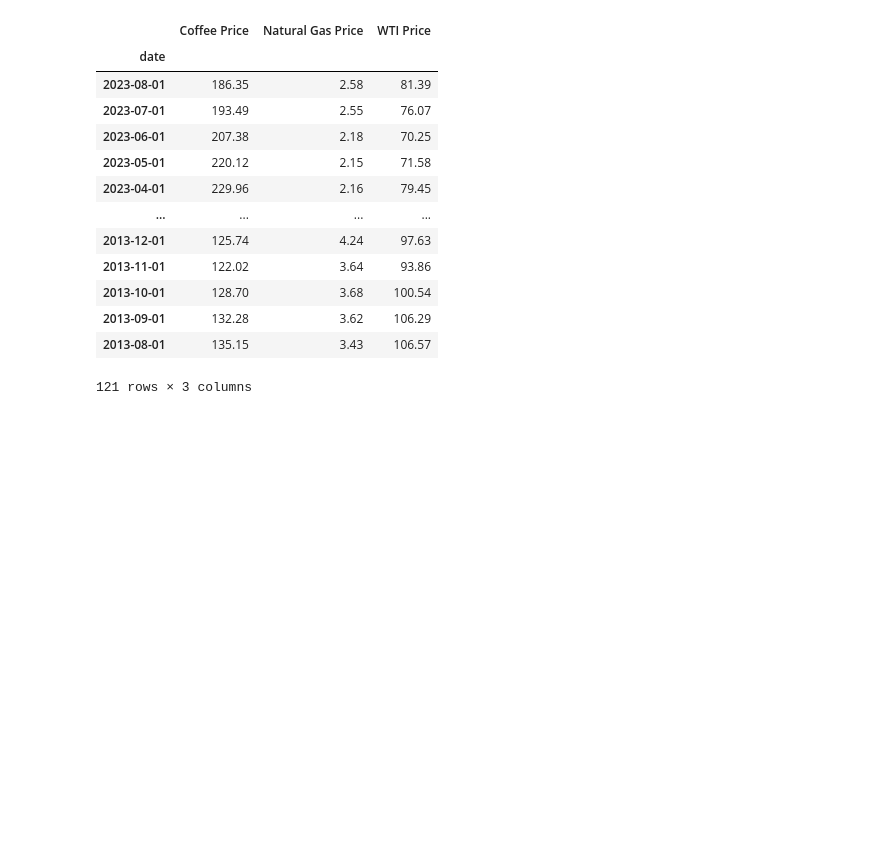
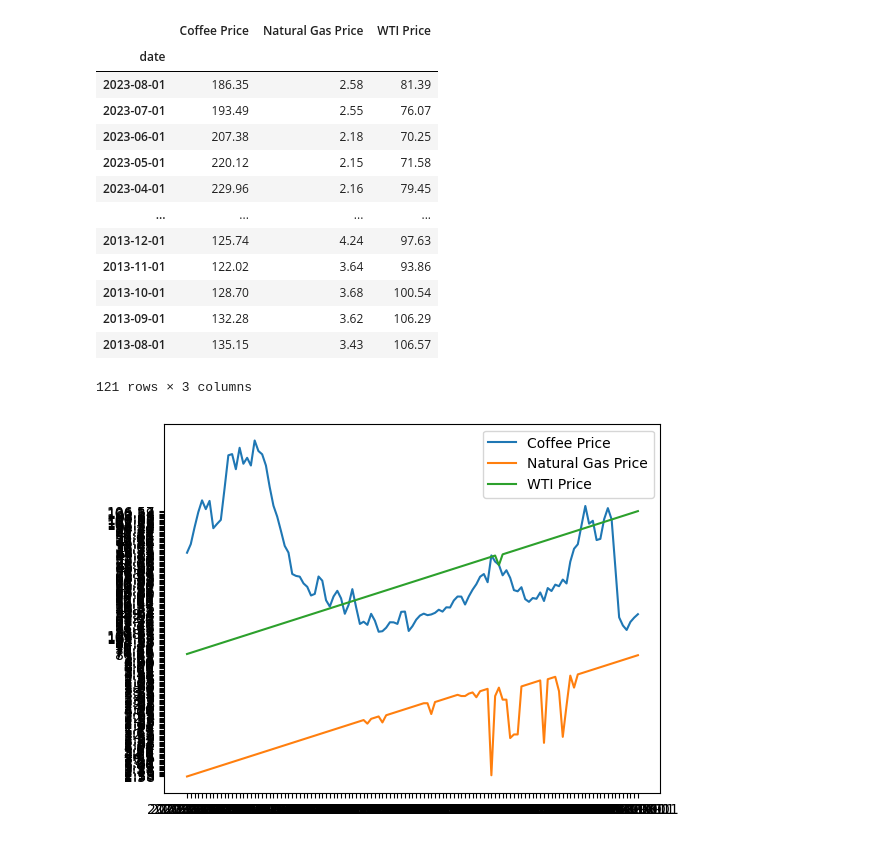
Before and after one commit to JoeBrueneman/Commodity_Trading_Analysis, a Jupyter notebook: Joe/Commodity Prices.ipynb, the cells around one changed output. Cells and saved outputs as stored; diff of their text form; code cells hidden in the pictures; blank space fills up the shorter version.

Commit message:
Figuring out pyplot for line graph

```diff
--- a/Joe/Commodity Prices.ipynb
+++ b/Joe/Commodity Prices.ipynb
@@ -58,3 +60,12 @@ New_Merged_df
 | 2013-09-01 | 132.28 | 3.62 | 106.29 |
 | 2013-08-01 | 135.15 | 3.43 | 106.57 |
 121 rows × 3 columns
+# %%
+plt.plot(New_Merged_df["Coffee Price"], label = "Coffee Price")
+plt.plot(New_Merged_df["Natural Gas Price"], label = "Natural Gas Price")
+plt.plot(New_Merged_df["WTI Price"], label = "WTI Price")
+
+plt.legend()
+plt.show()
+# %% [output]
+[figure, added]
```
Also changed, not shown: parts of 1 cell of this notebook.
